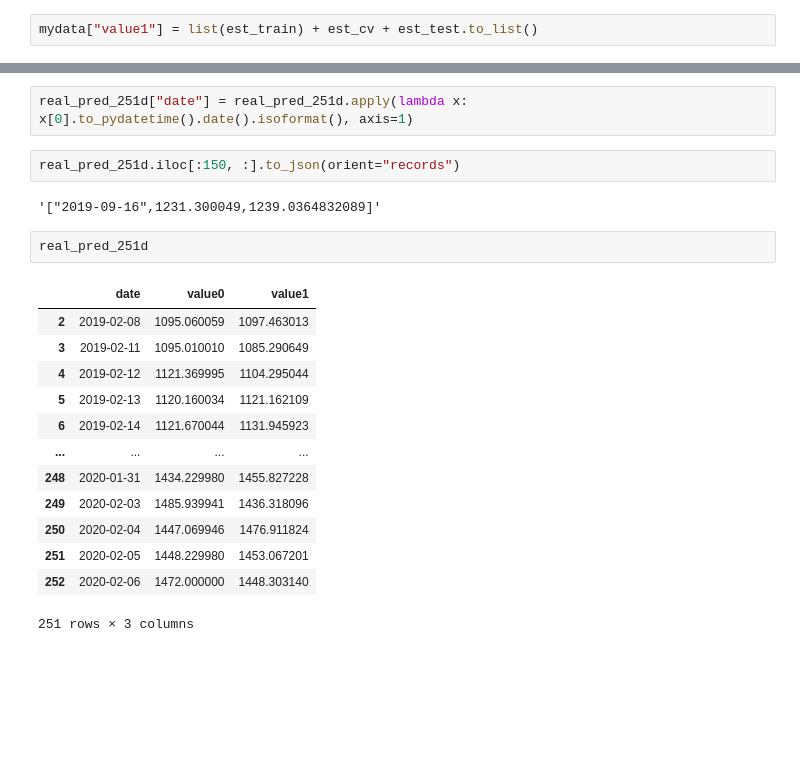
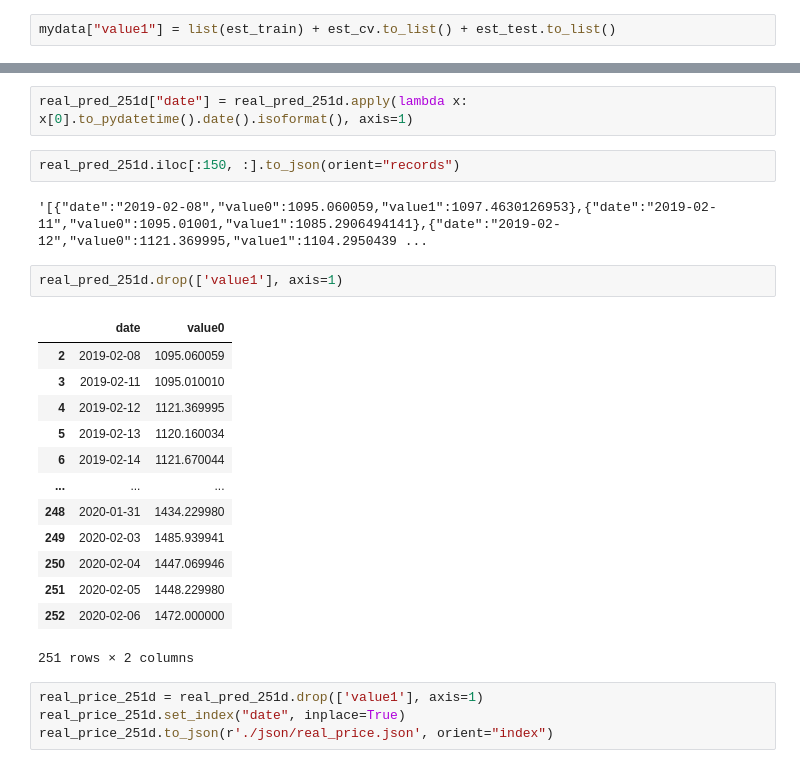
Before and after one commit to frostace/prism, a Jupyter notebook: 4. XGBoost for Regression.ipynb, the cells around one changed output, grey strips where cells are left out. Saved outputs shown, nothing was run; the diff lists cells and outputs as text; blank space fills up the shorter version.

```diff
--- a/4. XGBoost for Regression.ipynb
+++ b/4. XGBoost for Regression.ipynb
@@ -1399,7 +1399,7 @@ len(est_train), len(est_cv), len(est_test)
 # %%
 mydata = price_feature[['Date', 'adj_close']]
 # %%
-mydata["value1"] = list(est_train) + est_cv + est_test.to_list()
+mydata["value1"] = list(est_train) + est_cv.to_list() + est_test.to_list()
 # %% [output]
 A value is trying to be set on a copy of a slice from a DataFrame.
 Try using .loc[row_indexer,col_indexer] = value instead
@@ -1417,20 +1417,24 @@ real_pred_251d["date"] = real_pred_251d.apply(lambda x: x[0].to_pydatetime().dat
 # %%
 real_pred_251d.iloc[:150, :].to_json(orient="records")
 # %% [output]
-'["2019-09-16",1231.300049,1239.0364832089]'
+'[{"date":"2019-02-08","value0":1095.060059,"value1":1097.4630126953},{"date":"2019-02-11","value0":1095.01001,"value1":1085.2906494141},{"date":"2019-02-12","value0":1121.369995,"value1":1104.2950439 ...
-# %%
-real_pred_251d
-# %% [output]
-|  | date | value0 | value1 |
-| 2 | 2019-02-08 | 1095.060059 | 1097.463013 |
-| 3 | 2019-02-11 | 1095.010010 | 1085.290649 |
-| 4 | 2019-02-12 | 1121.369995 | 1104.295044 |
-| 5 | 2019-02-13 | 1120.160034 | 1121.162109 |
-| 6 | 2019-02-14 | 1121.670044 | 1131.945923 |
-| ... | ... | ... | ... |
-| 248 | 2020-01-31 | 1434.229980 | 1455.827228 |
-| 249 | 2020-02-03 | 1485.939941 | 1436.318096 |
-| 250 | 2020-02-04 | 1447.069946 | 1476.911824 |
-| 251 | 2020-02-05 | 1448.229980 | 1453.067201 |
-| 252 | 2020-02-06 | 1472.000000 | 1448.303140 |
-251 rows × 3 columns
+# %%
+real_pred_251d.drop(['value1'], axis=1)
+# %% [output]
+|  | date | value0 |
+| 2 | 2019-02-08 | 1095.060059 |
+| 3 | 2019-02-11 | 1095.010010 |
+| 4 | 2019-02-12 | 1121.369995 |
+| 5 | 2019-02-13 | 1120.160034 |
+| 6 | 2019-02-14 | 1121.670044 |
+| ... | ... | ... |
+| 248 | 2020-01-31 | 1434.229980 |
+| 249 | 2020-02-03 | 1485.939941 |
+| 250 | 2020-02-04 | 1447.069946 |
+| 251 | 2020-02-05 | 1448.229980 |
+| 252 | 2020-02-06 | 1472.000000 |
+251 rows × 2 columns
+# %%
+real_price_251d = real_pred_251d.drop(['value1'], axis=1)
+real_price_251d.set_index("date", inplace=True)
+real_price_251d.to_json(r'./json/real_price.json', orient="index")
```
Also changed, not shown: parts of 13 cells of this notebook, 4 other files.
